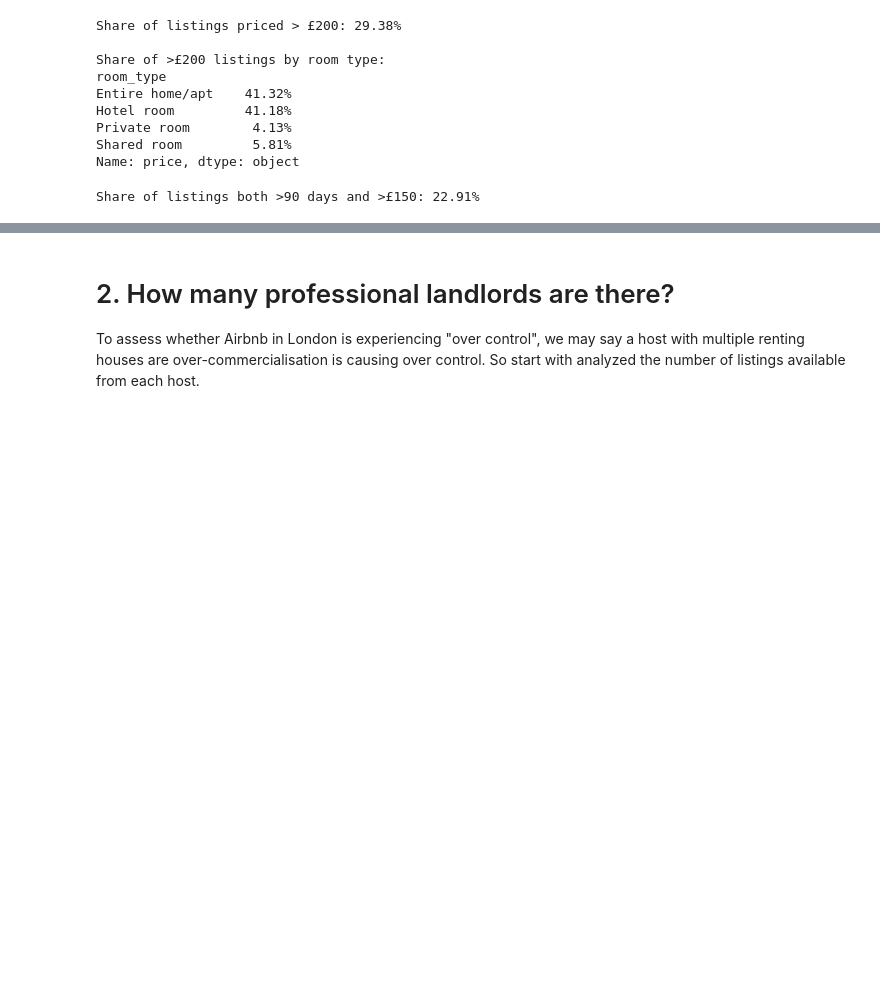
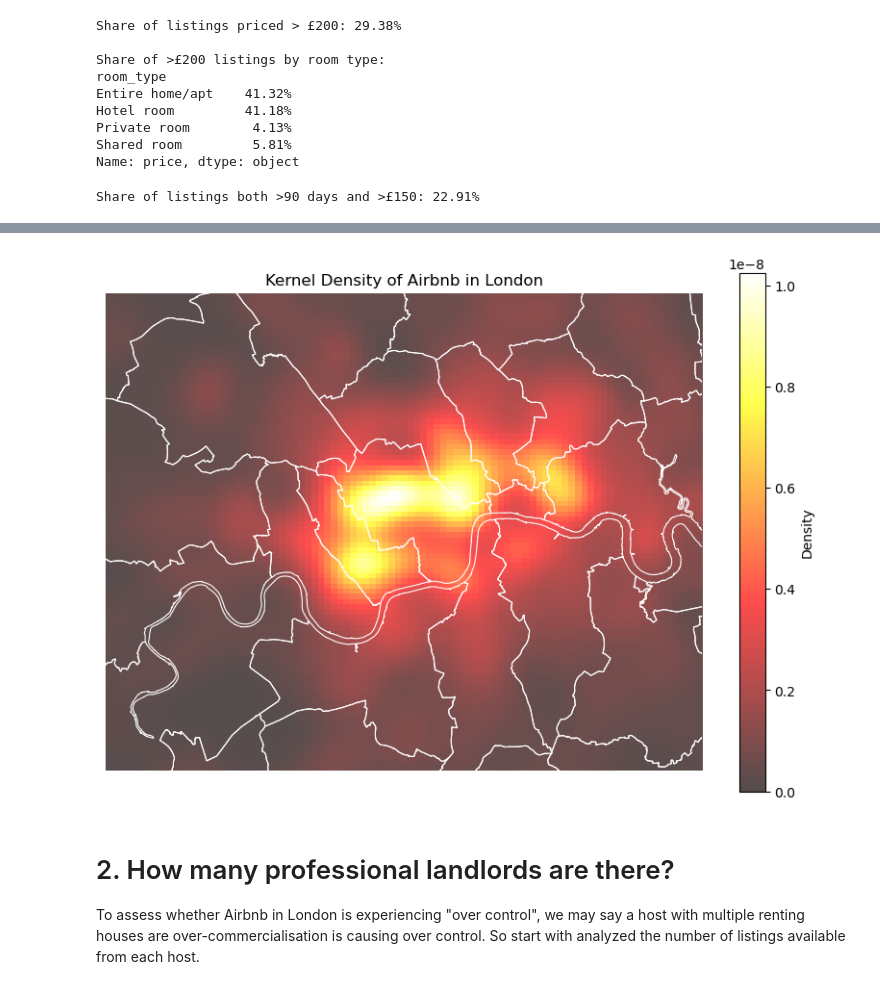
Before and after one commit to Levine-l/fsds-group, a Jupyter notebook: Group_project.ipynb, the cells around one changed output, grey strips where cells are left out. Saved outputs shown, nothing was run; the diff lists cells and outputs as text; code cells hidden in the pictures; blank space fills up the shorter version.

```diff
--- a/Group_project.ipynb
+++ b/Group_project.ipynb
@@ -297,3 +448,22 @@ Share of listings both >90 days and >£150: 22.91%
+# %%
+inner = boroughs[boroughs['NAME'].isin(inner_boroughs)].to_crs(epsg=27700)
+xmin, ymin, xmax, ymax = inner.total_bounds
+plt.figure(figsize=(10, 7))
+plt.imshow(z,origin='lower',extent=(x_min, x_max, y_min, y_max),cmap='hot',alpha=0.7)
+boroughs.to_crs(epsg=27700).boundary.plot(ax=plt.gca(),color='white',linewidth=0.8)
+#Above code is same with the code in the upper chunk
+
+#I zoom into the city centre this time
+plt.xlim(515000, 540000)
+plt.ylim(170000, 190000)
+
+
+plt.title("Kernel Density of Airbnb in London")
+plt.colorbar(label='Density')
+plt.axis('off')
+plt.show()
+# %% [output]
+[figure, added]
 # %% [markdown]
 # 2. How many professional landlords are there?
 To assess whether Airbnb in London is experiencing "over control", we may say a host with multiple renting houses are over-commercialisation is causing over control. So start with analyzed the number of listings available from each host.
```
Also changed, not shown: parts of 29 cells of this notebook.
